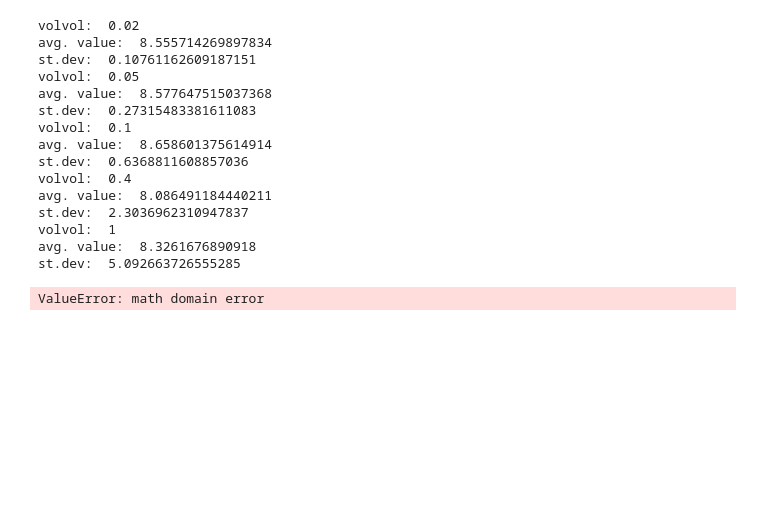
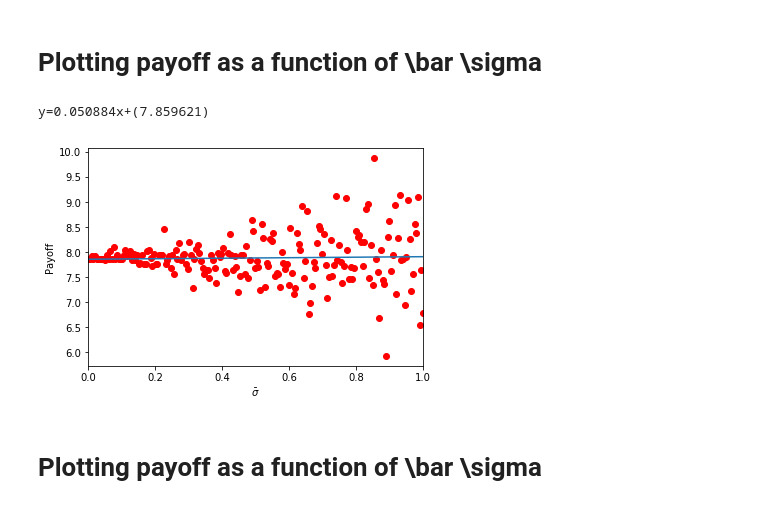
Before and after one commit to markusrk/Prosjektfinans, a Jupyter notebook: testing.ipynb, the cells around one changed output. Saved outputs shown, nothing was run; the diff lists cells and outputs as text; code cells hidden in the pictures; blank space fills up the shorter version.

```diff
--- a/testing.ipynb
+++ b/testing.ipynb
@@ -3,36 +3,16 @@ import numpy as np
 import math
 import matplotlib.pyplot as plt
 from binomial_v5 import jarrow_rudd
-
-n = 100
-volvol=[0.02,0.05,0.1,0.4,1,1.5,2,3]
+#0.01,0.02,0.05,0.1,
+n = 200
+volvol=[0.4,1,1.5,2,2.5,3.5,5]
 res = np.zeros((len(volvol),n))
 
 
 for i in range(len(volvol)):
-    for x in range(1):
-        r = 0
-
-        for x in range(n):
-            res[i][x] = jarrow_rudd(s=100.0, k=00.0, t=5.0, v=0.25, rf=0.02, cp=1, div=0.07,
-                                am=True, n=200,x=1.5,b=-200,volvol=volvol[i],kv=0.2,adjust_step=True)["value"]
-        print("volvol: ",volvol[i])
-        print("avg. value: ",sum(res[i])/len(res[i]))
-        print("st.dev: ", np.std(res[i]))
+    for x in range(n):
+        res[i][x] = jarrow_rudd(s=100.0, k=00.0, t=1, v=0.25, rf=0.02, cp=1, div=0.02,
+                                am=True, n=100,x=2,b=-200,volvol=volvol[i],kv=0.2,adjust_step=False)["value"]
+    print("volvol: ",volvol[i])
+    print("avg. value: ",sum(res[i])/len(res[i]))
+    print("st.dev: ", np.std(res[i]))
-# %% [output]
-volvol:  0.02
-avg. value:  8.555714269897834
-st.dev:  0.10761162609187151
-volvol:  0.05
-avg. value:  8.577647515037368
-st.dev:  0.27315483381611083
-volvol:  0.1
-avg. value:  8.658601375614914
-st.dev:  0.6368811608857036
-volvol:  0.4
-avg. value:  8.086491184440211
-st.dev:  2.3036962310947837
-volvol:  1
-avg. value:  8.3261676890918
-st.dev:  5.092663726555285
-ValueError: math domain error
@@ -40,0 +19,29 @@ str("dd",5)
+# %% [markdown]
+# Plotting payoff as a function of \bar \sigma
+# %%
+import numpy as np
+import math
+import matplotlib.pyplot as plt
+from binomial_v5 import jarrow_rudd
+
+volvol = np.linspace(0.,1,200)
+res = np.zeros((len(volvol)))
+
+for x in range(len(volvol)):
+    res[x] = jarrow_rudd(s=100.0, k=100.0, t=1, v=0.25, rf=0.02, cp=1, div=0.07,
+                                am=True, n=100,x=1,b=00,volvol=volvol[x],kv=0.8,adjust_step=True)["value"]
+# %%
+z = np.polyfit(volvol,res, 1)
+p = np.poly1d(z)
+plt.plot(volvol,res,"ro")
+plt.plot(volvol,p(volvol))
+plt.xlim(0,1)
+plt.xlabel("$\\bar \sigma$")
+plt.ylabel("Payoff")
+print ("y=%.6fx+(%.6f)"%(z[0],z[1]))
+plt.show()
+# %% [output]
+y=0.050884x+(7.859621)
+[figure, added]
+# %% [markdown]
+#  Plotting payoff as a function of \bar \sigma
```
Also changed, not shown: parts of 8 cells of this notebook, 3 other files.
